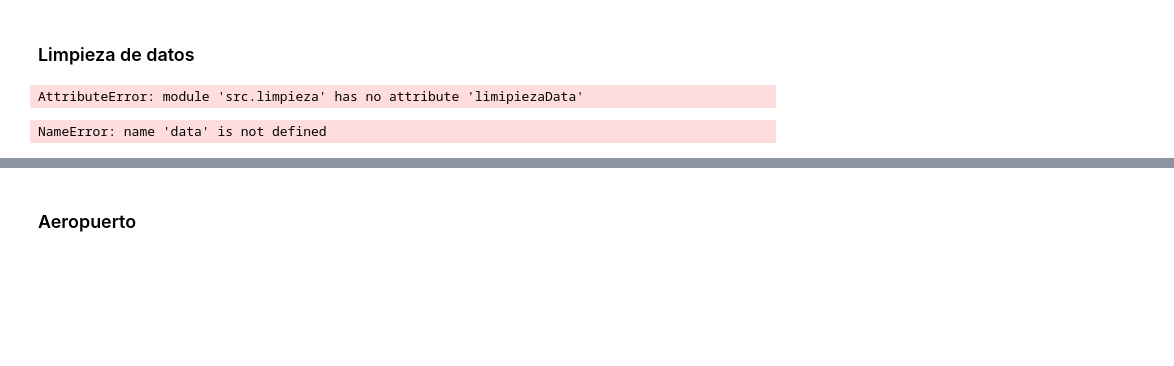
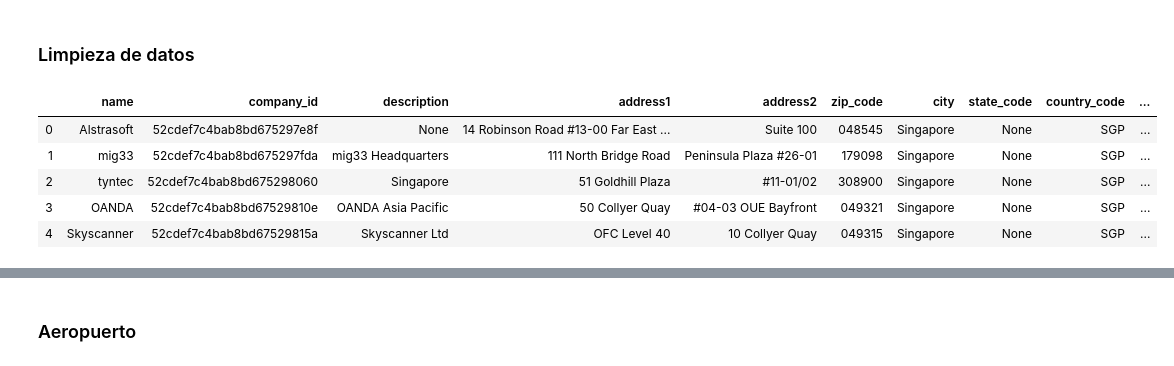
Before and after one commit to paularotaola/GeoSpartial-Data-Project, a Jupyter notebook: Final.ipynb, the cells around one changed output, grey strips where cells are left out. Drawn from its saved outputs; the diff is of its cells as text; code cells hidden in the pictures; blank space fills up the shorter version.

```diff
--- a/Final.ipynb
+++ b/Final.ipynb
@@ -43,0 +24,3 @@ pd.DataFrame(result).sort_values(by="total_money_raised", ascending=False).head(
+# %%
+result= lp.companiesMongo("SGP")
+pd.DataFrame(result).sort_values(by="total_money_raised", ascending=False).head(5)
@@ -46,28 +36,21 @@ pd.DataFrame(result).sort_values(by="total_money_raised", ascending=False).head(
 # %%
 #Sacamos toda la info de la columna "offices" que contiene listas con direcciones de todas las oficinas
 #concatenamos ambos dataframes y renombramos la columna de "id"
 #Volvemos a filtrar por país para eliminar las oficinas que no nos interesan
 
 
 data = lp.limipiezaData(result, "SGP")
-
-data
+data.head(5)
 # %% [output]
-AttributeError: module 'src.limpieza' has no attribute 'limipiezaData'
+|  | name | company_id | description | address1 | address2 | zip_code | city | state_code | country_code | ... |
+| 0 | Alstrasoft | 52cdef7c4bab8bd675297e8f | None | 14 Robinson Road #13-00 Far East ... | Suite 100 | 048545 | Singapore | None | SGP | ... |
+| 1 | mig33 | 52cdef7c4bab8bd675297fda | mig33 Headquarters | 111 North Bridge Road | Peninsula Plaza #26-01 | 179098 | Singapore | None | SGP | ... |
+| 2 | tyntec | 52cdef7c4bab8bd675298060 | Singapore | 51 Goldhill Plaza | #11-01/02 | 308900 | Singapore | None | SGP | ... |
+| 3 | OANDA | 52cdef7c4bab8bd67529810e | OANDA Asia Pacific | 50 Collyer Quay | #04-03 OUE Bayfront | 049321 | Singapore | None | SGP | ... |
+| 4 | Skyscanner | 52cdef7c4bab8bd67529815a | Skyscanner Ltd | OFC Level 40 | 10 Collyer Quay | 049315 | Singapore | None | SGP | ... |
 # %%
 # Transformo la latitus y longitud a formato geopoint para poder después visualizarlo en el mapa
-
-def transformToGeoPoint(s):
-    if np.isnan(s.latitude) or np.isnan(s.longitude):
-        return None
-    return {
-        "type":"Point",
-        "coordinates":[s.longitude, s.latitude]
-    }
-
-data["geopoint"] = data.apply(transformToGeoPoint, axis=1)
+data["geopoint"] = data.apply(lp.transformToGeoPoint, axis=1)
-# %% [output]
-NameError: name 'data' is not defined
 # %%
 gdf = geopandas.GeoDataFrame(data, geometry=geopandas.points_from_xy(data.longitude, data.latitude))
 # %%
```
Also changed, not shown: parts of 21 cells of this notebook, 10 other files.
